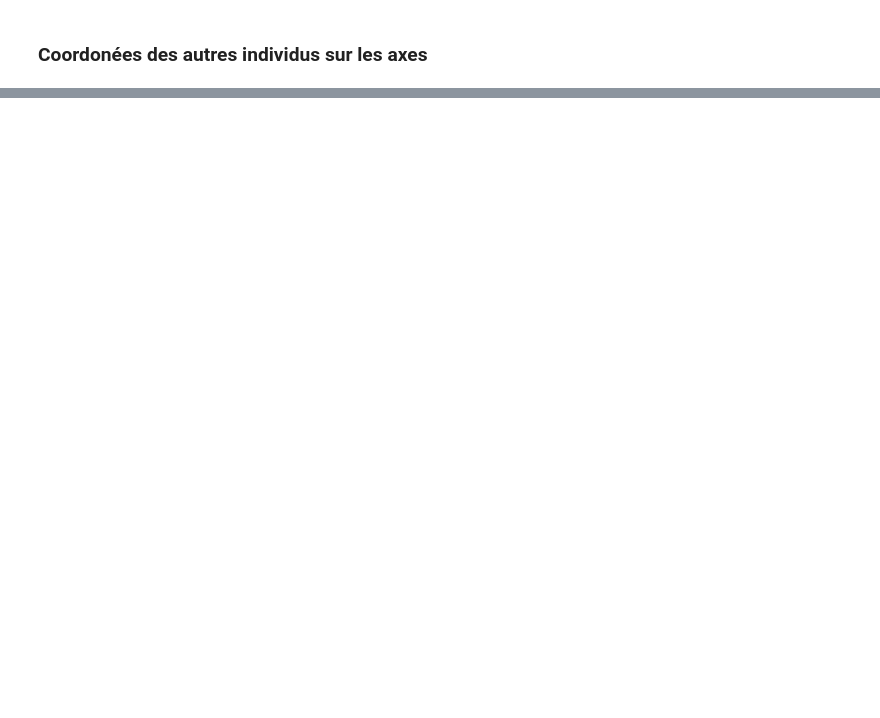
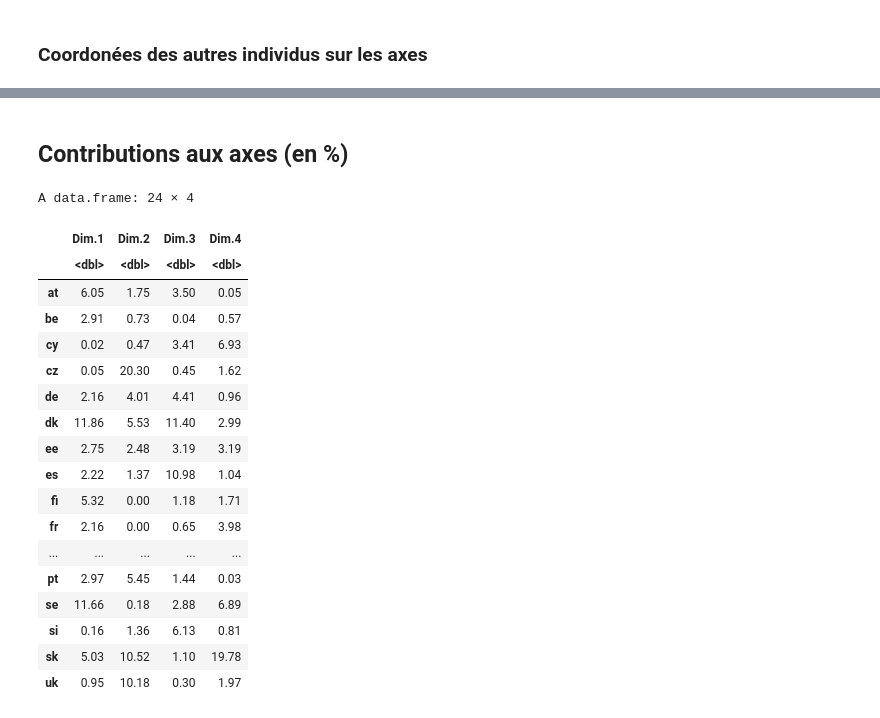
Before and after one commit to pau-anto/MathsForR, a Jupyter notebook: acp/europe_data.ipynb, the cells around one changed output, grey strips where cells are left out. Cells and saved outputs as stored; diff of their text form; code cells hidden in the pictures; blank space fills up the shorter version.

```diff
--- a/acp/europe_data.ipynb
+++ b/acp/europe_data.ipynb
@@ -457,0 +467,27 @@ A matrix: 24 × 4 of type dbl
+# %% [markdown]
+## Contributions aux axes (en %)
+# %%
+# Contributions des individus actifs (en %)
+contrib <- as.data.frame(round(res.pca_lu$ind$contrib[, 1:4], 2))
+contrib
+write.csv(contrib, file = "./graphs_&_tables/contrib_no_lu.csv", row.names = TRUE)
+# %% [output]
+A data.frame: 24 × 4
+|  | Dim.1 | Dim.2 | Dim.3 | Dim.4 |
+|  | <dbl> | <dbl> | <dbl> | <dbl> |
+| at | 6.05 | 1.75 | 3.50 | 0.05 |
+| be | 2.91 | 0.73 | 0.04 | 0.57 |
+| cy | 0.02 | 0.47 | 3.41 | 6.93 |
+| cz | 0.05 | 20.30 | 0.45 | 1.62 |
+| de | 2.16 | 4.01 | 4.41 | 0.96 |
+| dk | 11.86 | 5.53 | 11.40 | 2.99 |
+| ee | 2.75 | 2.48 | 3.19 | 3.19 |
+| es | 2.22 | 1.37 | 10.98 | 1.04 |
+| fi | 5.32 | 0.00 | 1.18 | 1.71 |
+| fr | 2.16 | 0.00 | 0.65 | 3.98 |
+| ... | ... | ... | ... | ... |
+| pt | 2.97 | 5.45 | 1.44 | 0.03 |
+| se | 11.66 | 0.18 | 2.88 | 6.89 |
+| si | 0.16 | 1.36 | 6.13 | 0.81 |
+| sk | 5.03 | 10.52 | 1.10 | 19.78 |
+| uk | 0.95 | 10.18 | 0.30 | 1.97 |
```
Also changed, not shown: parts of 13 cells of this notebook.
